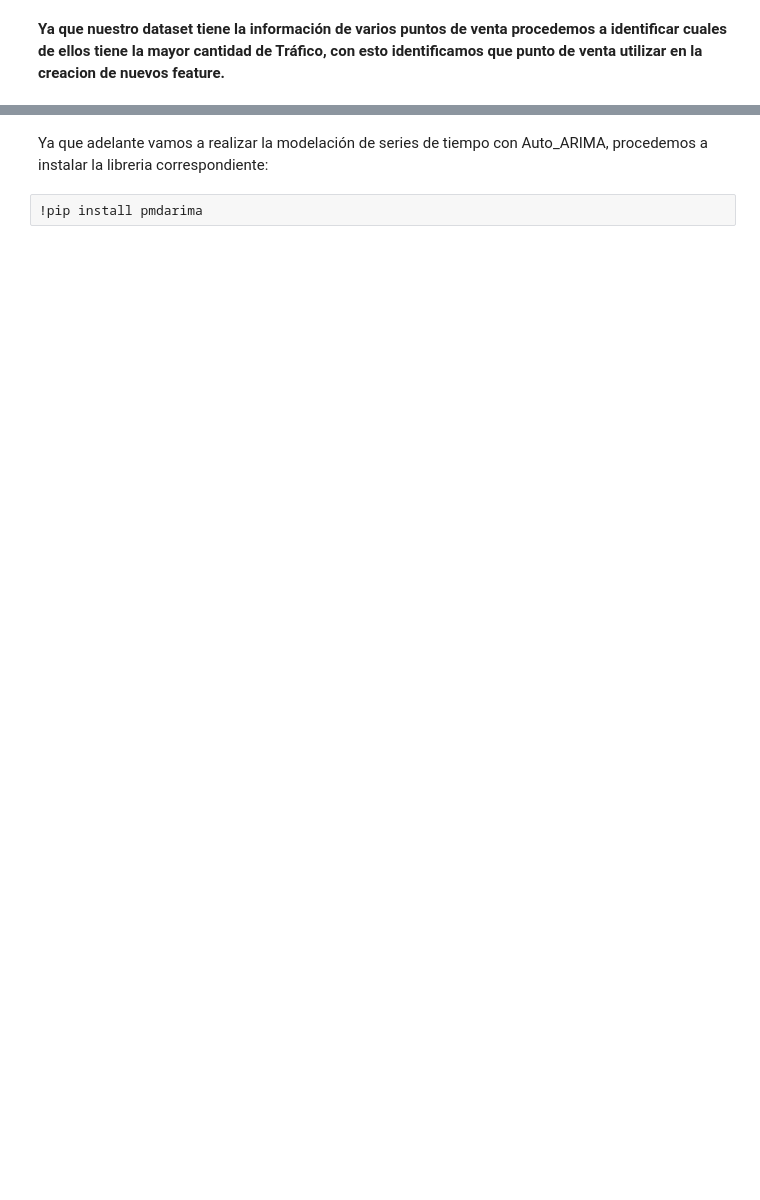
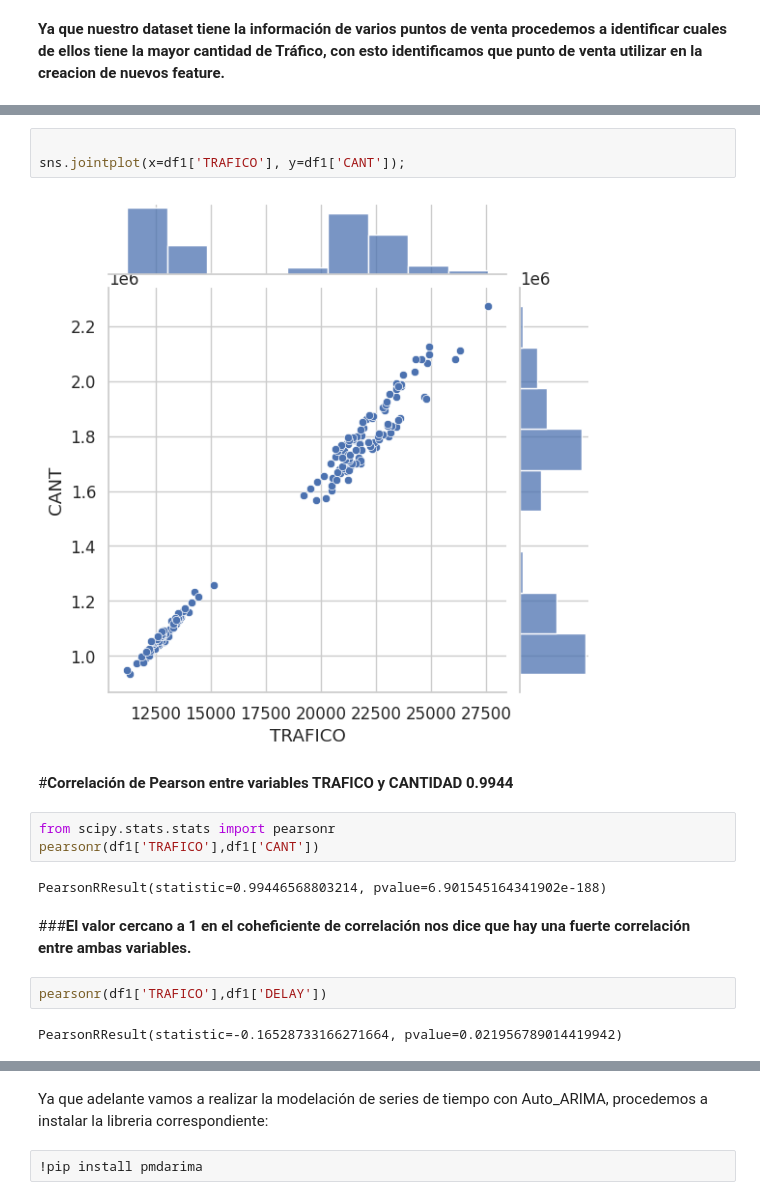
Before and after one commit to dele22922/tarea3_feat_eng, a Jupyter notebook: Tarea Semana 4_GRP4_vfinal.ipynb, the cells around one changed output, grey strips where cells are left out. Drawn from its saved outputs; the diff is of its cells as text; blank space fills up the shorter version.

```diff
--- a/Tarea Semana 4_GRP4_vfinal.ipynb
+++ b/Tarea Semana 4_GRP4_vfinal.ipynb
@@ -87,0 +230,18 @@ Name: TRAFICO, dtype: int64
+# %%
+
+sns.jointplot(x=df1['TRAFICO'], y=df1['CANT']);
+# %% [output]
+[figure, added]
+# %% [markdown]
+#**Correlación de Pearson entre variables TRAFICO y CANTIDAD 0.9944**
+# %%
+from scipy.stats.stats import pearsonr
+pearsonr(df1['TRAFICO'],df1['CANT'])
+# %% [output]
+PearsonRResult(statistic=0.99446568803214, pvalue=6.901545164341902e-188)
+# %% [markdown]
+###**El valor cercano a 1 en el coheficiente de correlación nos dice que hay una fuerte correlación entre ambas variables.**
+# %%
+pearsonr(df1['TRAFICO'],df1['DELAY'])
+# %% [output]
+PearsonRResult(statistic=-0.16528733166271664, pvalue=0.021956789014419942)
```
Also changed, not shown: parts of 30 cells of this notebook.
